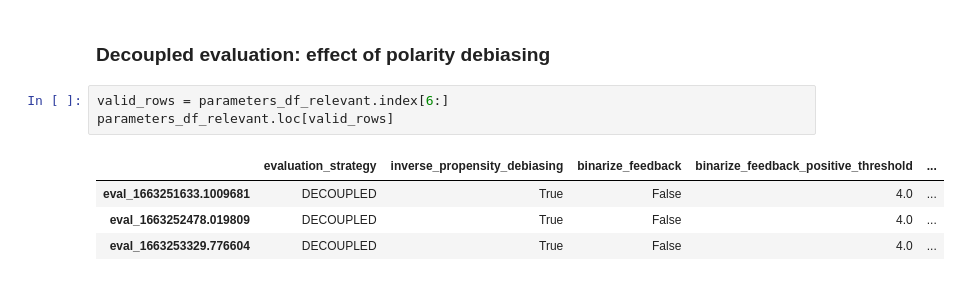
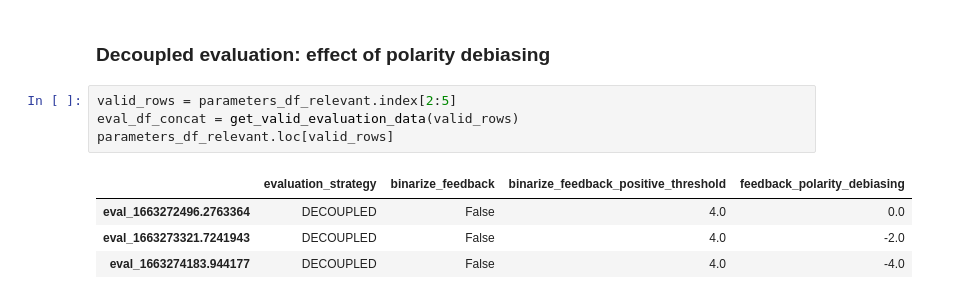
Before and after one commit to barnap/group-recommenders-offline-evaluation, a Jupyter notebook: grs_evaluation_merge_with_hyperparam_tuning.ipynb, the cells around one changed output. Saved outputs shown, nothing was run; the diff lists cells and outputs as text.

```diff
--- a/grs_evaluation_merge_with_hyperparam_tuning.ipynb
+++ b/grs_evaluation_merge_with_hyperparam_tuning.ipynb
@@ -1166,10 +1160,11 @@ g = sns.catplot(data=eval_df_concat.loc[eval_df_concat.metric==metric], row="inv
 # %% [markdown]
 ### Decoupled evaluation: effect of polarity debiasing
 # %%
-valid_rows = parameters_df_relevant.index[6:]
+valid_rows = parameters_df_relevant.index[2:5]
+eval_df_concat = get_valid_evaluation_data(valid_rows)
 parameters_df_relevant.loc[valid_rows]
 # %% [output]
-|  | evaluation_strategy | inverse_propensity_debiasing | binarize_feedback | binarize_feedback_positive_threshold | ... |
-| eval_1663251633.1009681 | DECOUPLED | True | False | 4.0 | ... |
-| eval_1663252478.019809 | DECOUPLED | True | False | 4.0 | ... |
-| eval_1663253329.776604 | DECOUPLED | True | False | 4.0 | ... |
+|  | evaluation_strategy | binarize_feedback | binarize_feedback_positive_threshold | feedback_polarity_debiasing |
+| eval_1663272496.2763364 | DECOUPLED | False | 4.0 | 0.0 |
+| eval_1663273321.7241943 | DECOUPLED | False | 4.0 | -2.0 |
+| eval_1663274183.944177 | DECOUPLED | False | 4.0 | -4.0 |
```
Also changed, not shown: parts of 28 cells of this notebook.
